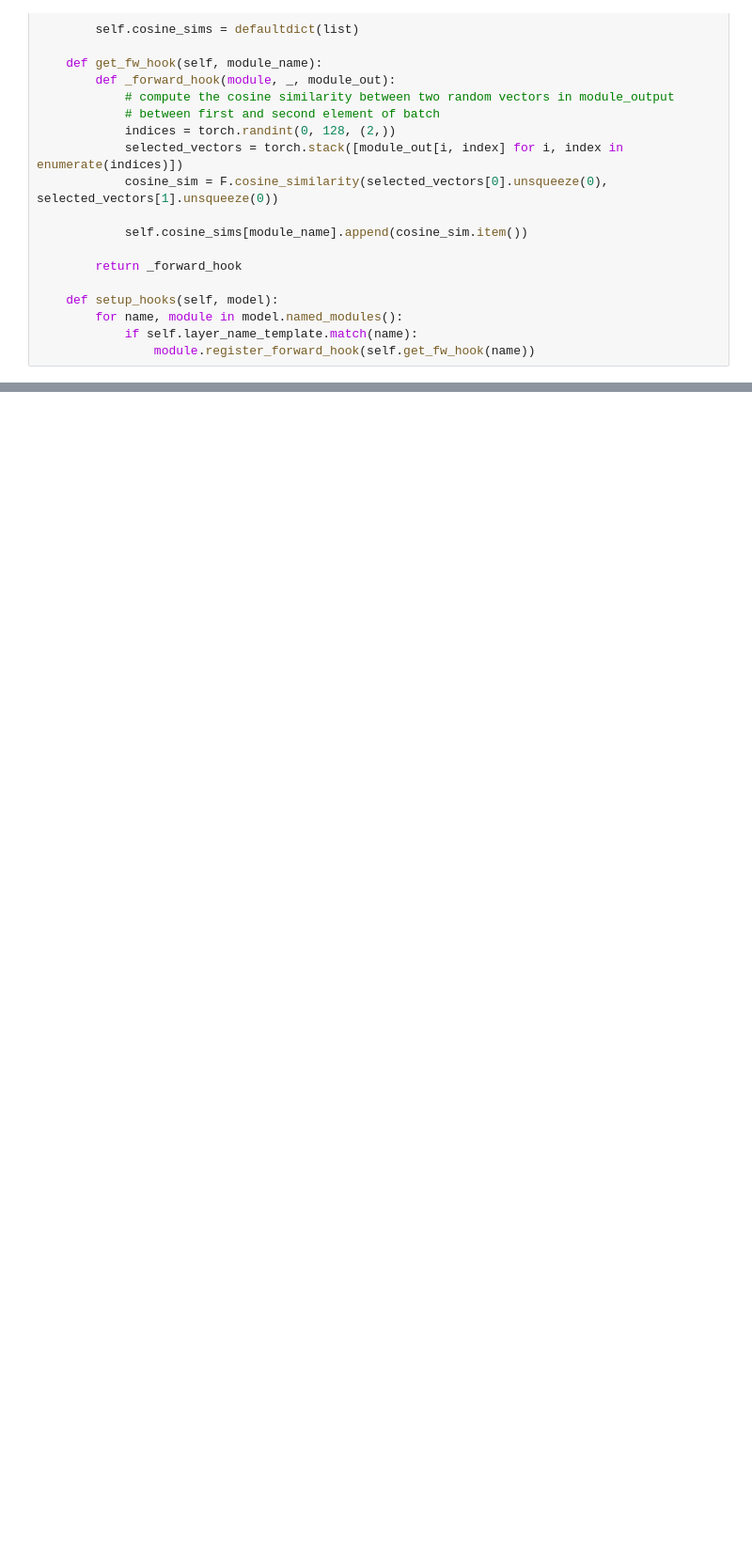
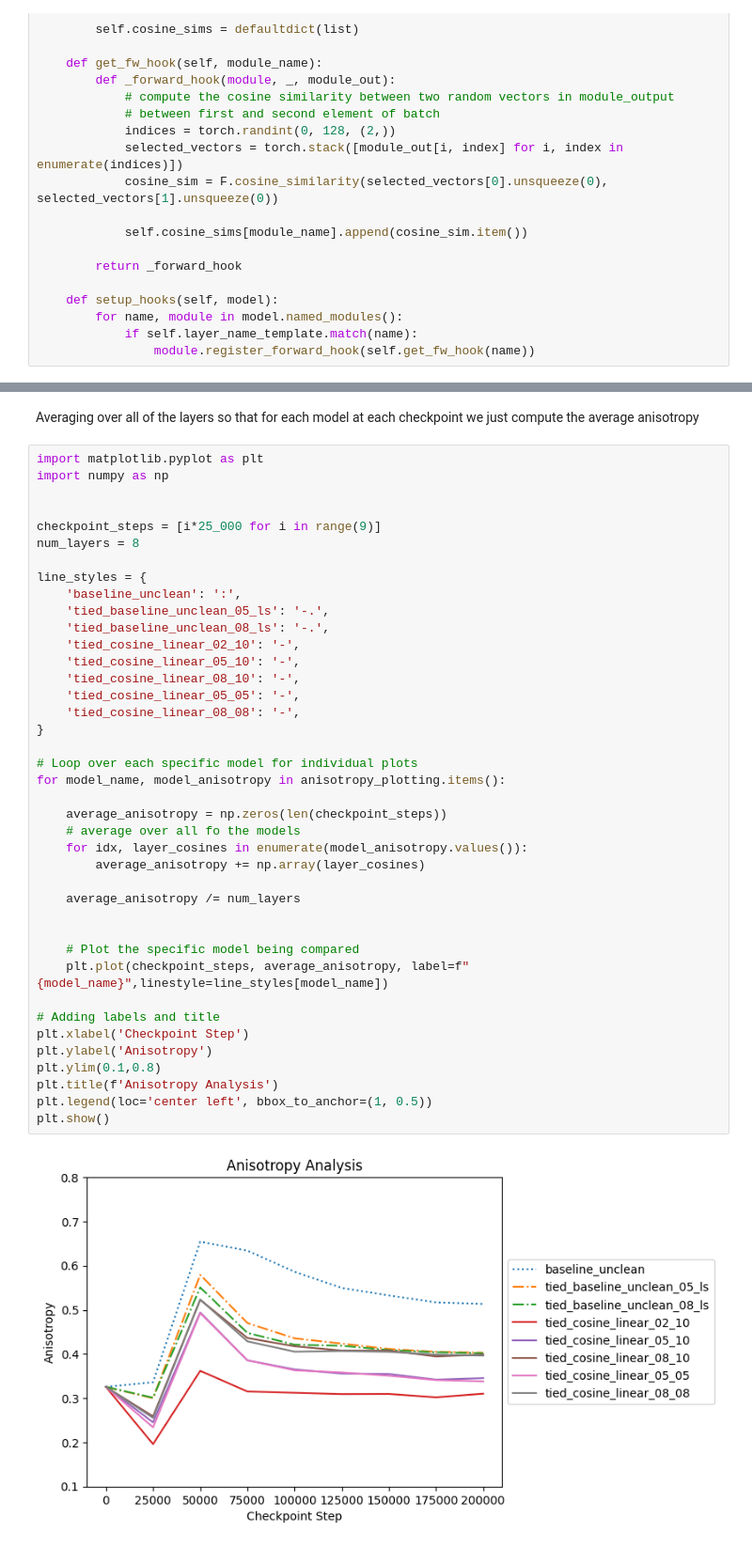
Before and after one commit to rdiehlmartinez/syntactic-smoothing, a Jupyter notebook: notebooks/analysis_anisotropy.ipynb, the cells around one changed output, grey strips where cells are left out. Shown at 94% size. Saved outputs shown, nothing was run; the diff lists cells and outputs as text; blank space fills up the shorter version.

```diff
--- a/notebooks/analysis_anisotropy.ipynb
+++ b/notebooks/analysis_anisotropy.ipynb
@@ -394,0 +373,44 @@ with open("pos_smoothing_cosine_sims.pkl", "wb") as f:
+# %% [markdown]
+Averaging over all of the layers so that for each model at each checkpoint we just compute the average anisotropy
+# %%
+import matplotlib.pyplot as plt
+import numpy as np
+
+
+checkpoint_steps = [i*25_000 for i in range(9)]
+num_layers = 8
+
+line_styles = {
+    'baseline_unclean': ':',
+    'tied_baseline_unclean_05_ls': '-.',
+    'tied_baseline_unclean_08_ls': '-.',
+    'tied_cosine_linear_02_10': '-',
+    'tied_cosine_linear_05_10': '-',
+    'tied_cosine_linear_08_10': '-',
+    'tied_cosine_linear_05_05': '-',
+    'tied_cosine_linear_08_08': '-',
+}
+
+# Loop over each specific model for individual plots
+for model_name, model_anisotropy in anisotropy_plotting.items():
+
+    average_anisotropy = np.zeros(len(checkpoint_steps))
+    # average over all fo the models
+    for idx, layer_cosines in enumerate(model_anisotropy.values()):
+        average_anisotropy += np.array(layer_cosines)
+
+    average_anisotropy /= num_layers
+
+
+    # Plot the specific model being compared
+    plt.plot(checkpoint_steps, average_anisotropy, label=f"{model_name}",linestyle=line_styles[model_name])
+
+# Adding labels and title
+plt.xlabel('Checkpoint Step')
+plt.ylabel('Anisotropy')
+plt.ylim(0.1,0.8)
+plt.title(f'Anisotropy Analysis')
+plt.legend(loc='center left', bbox_to_anchor=(1, 0.5))
+plt.show()
+# %% [output]
+[figure, added]
```
Also changed, not shown: parts of 38 cells of this notebook.
